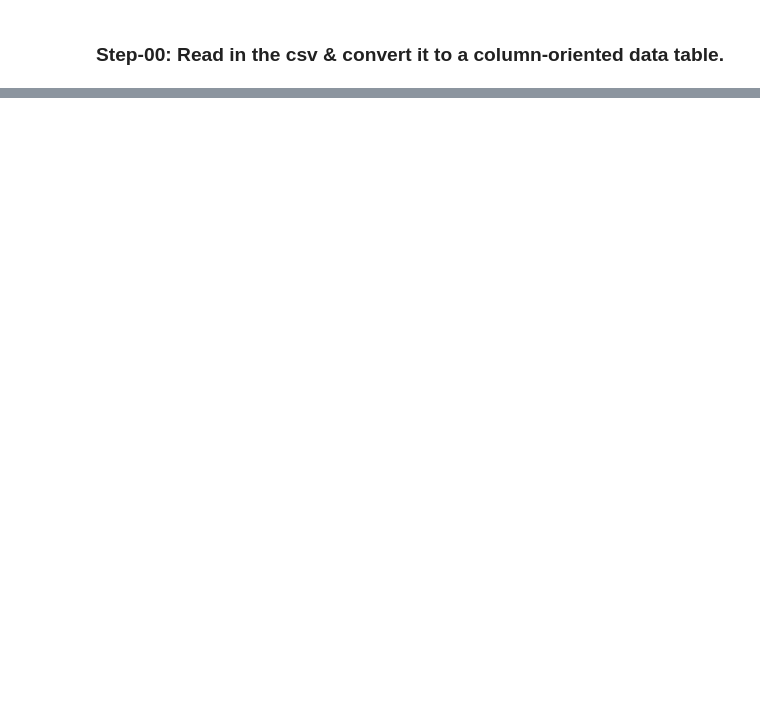
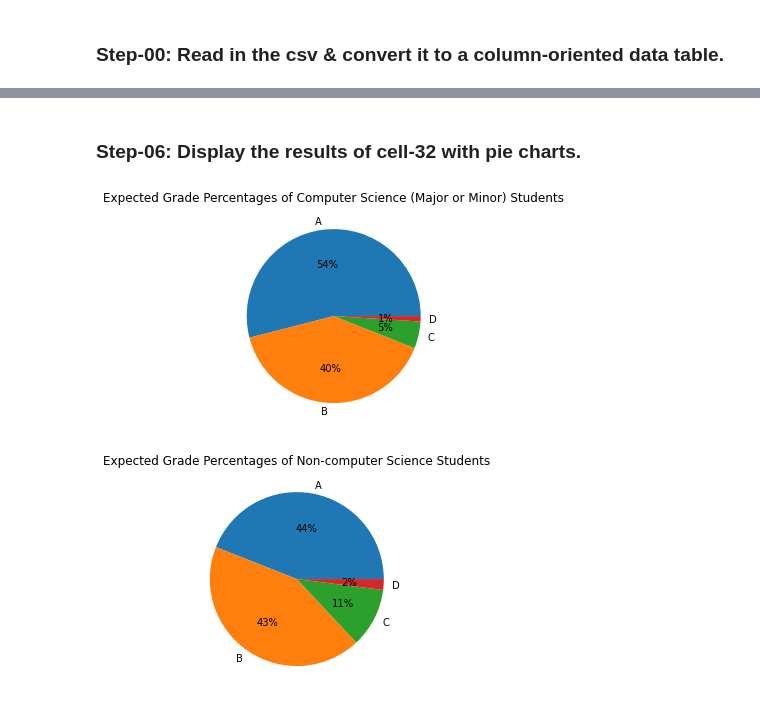
Before and after one commit to jorbea/comp110-21s-workspace, a Jupyter notebook: projects/pj01/analysis.ipynb, the cells around one changed output, grey strips where cells are left out. Cells and saved outputs as stored; diff of their text form; code cells hidden in the pictures; blank space fills up the shorter version.

```diff
--- a/projects/pj01/analysis.ipynb
+++ b/projects/pj01/analysis.ipynb
@@ -63,0 +146,27 @@ frequency_CS: dict[str, int] = {'A': 0, 'B': 0, 'C': 0, 'D': 0}
+# %% [markdown]
+### Step-06: Display the results of cell-32 with pie charts.
+# %%
+import matplotlib
+matplotlib.axes.Axes.pie
+matplotlib.pyplot.pie
+
+# prcnt_cs pie chart
+labels_cs = prcnt_cs.keys()
+sizes_cs = prcnt_cs.values()
+
+fig1, ax1 = plt.subplots()
+ax1.pie(sizes_cs, labels=labels_cs, autopct='%1.0f%%')
+plt.title('Expected Grade Percentages of Computer Science (Major or Minor) Students')
+plt.show()
+
+# prcnt_non_cs pie chart
+labels_non_cs = prcnt_non_cs.keys()
+sizes_non_cs = prcnt_non_cs.values()
+
+fig2, ax2 = plt.subplots()
+ax2.pie(sizes_non_cs, labels=labels_non_cs, autopct='%1.0f%%')
+plt.title('Expected Grade Percentages of Non-computer Science Students')
+plt.show()
+# %% [output]
+[figure, added]
+[figure, added]
```
Also changed, not shown: parts of 19 cells of this notebook, 1 other file.
